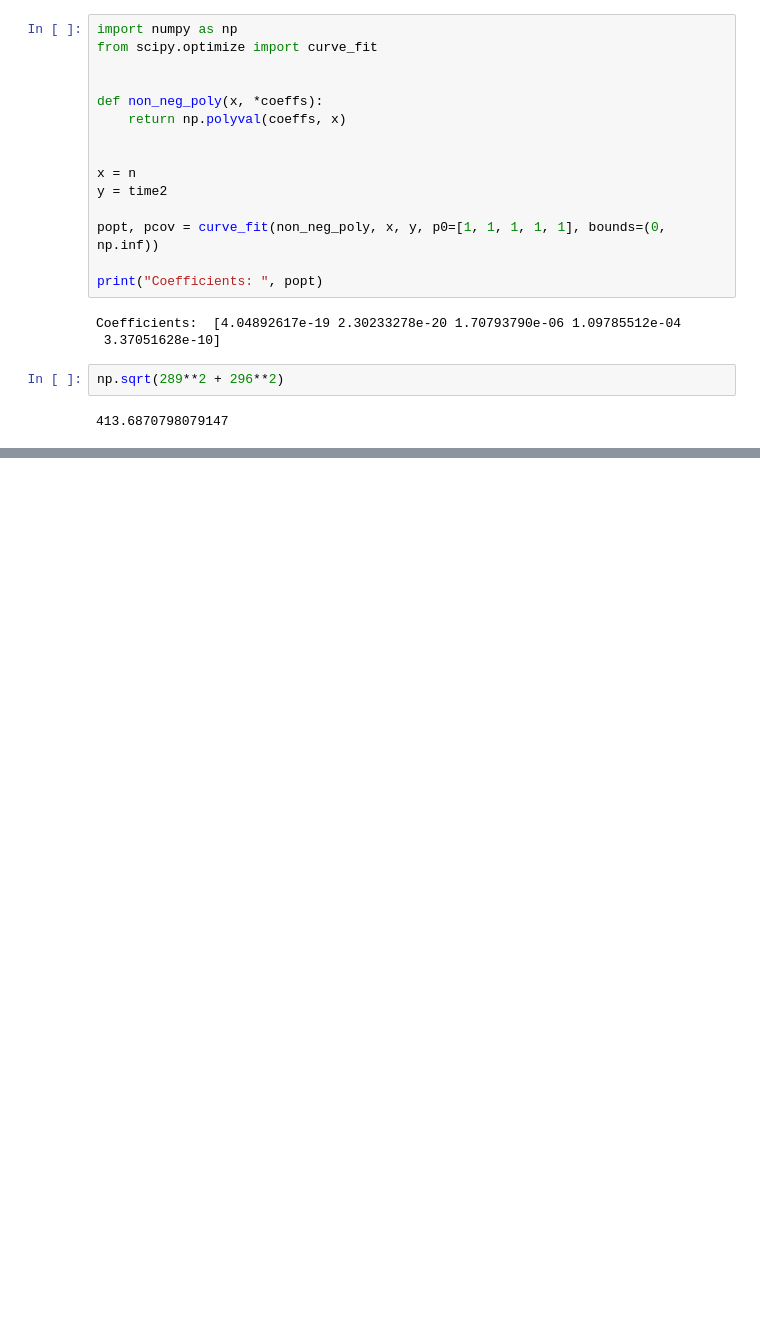
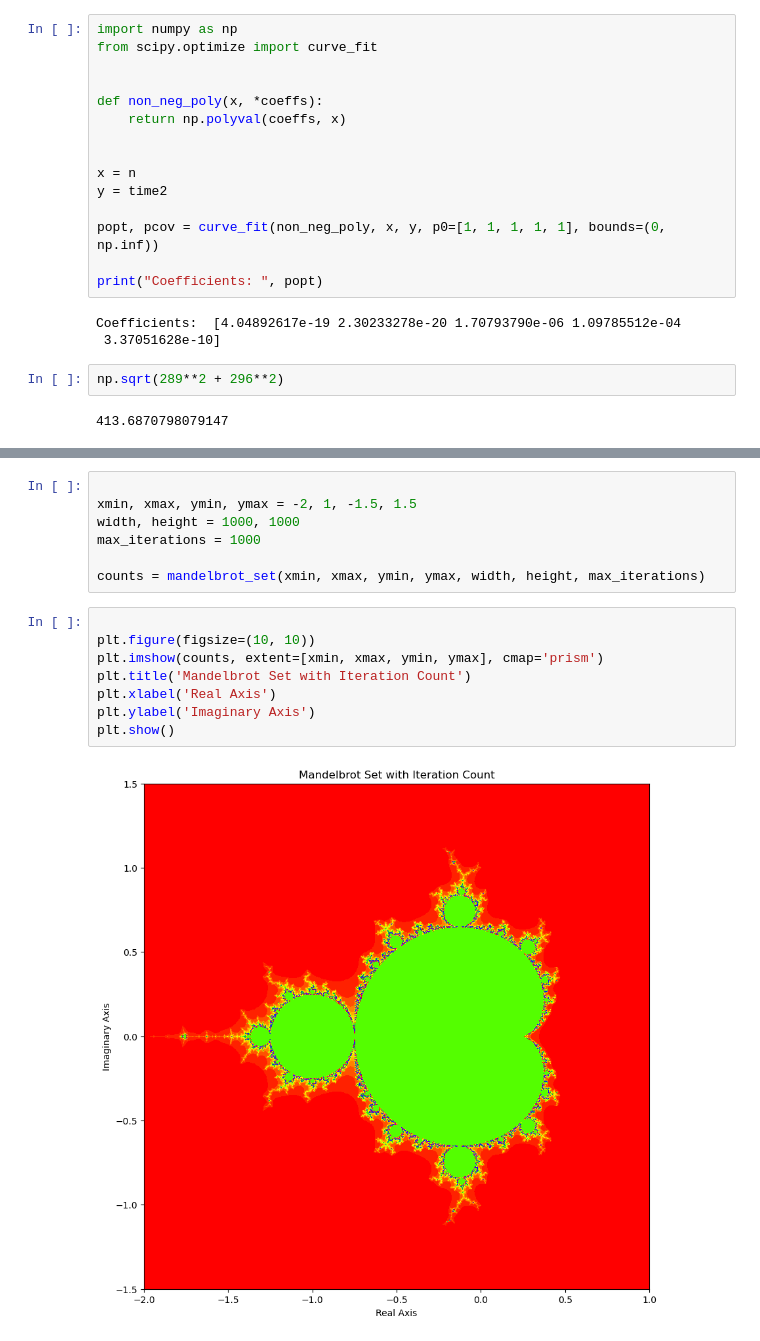
Before and after one commit to Beremi/vvp, a Jupyter notebook: Week_4/03_ukoly.ipynb, the cells around one changed output, grey strips where cells are left out. Saved outputs shown, nothing was run; the diff lists cells and outputs as text; blank space fills up the shorter version.

```diff
--- a/Week_4/03_ukoly.ipynb
+++ b/Week_4/03_ukoly.ipynb
@@ -233,0 +269,17 @@ I
+# %%
+
+xmin, xmax, ymin, ymax = -2, 1, -1.5, 1.5
+width, height = 1000, 1000
+max_iterations = 1000
+
+counts = mandelbrot_set(xmin, xmax, ymin, ymax, width, height, max_iterations)
+# %%
+
+plt.figure(figsize=(10, 10))
+plt.imshow(counts, extent=[xmin, xmax, ymin, ymax], cmap='prism')
+plt.title('Mandelbrot Set with Iteration Count')
+plt.xlabel('Real Axis')
+plt.ylabel('Imaginary Axis')
+plt.show()
+# %% [output]
+[figure, added]
```
Also changed, not shown: parts of 14 cells of this notebook, 5 other files.
